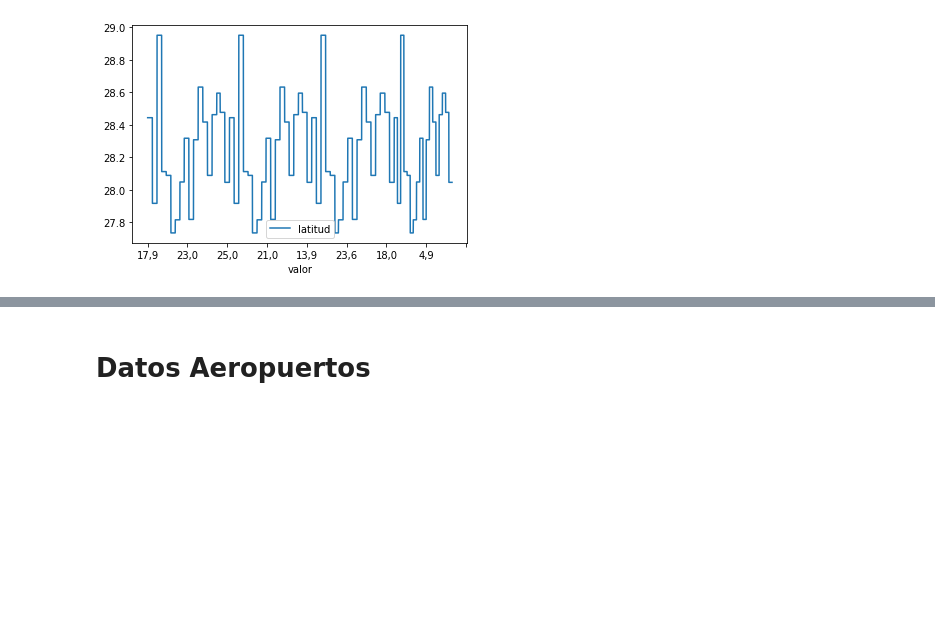
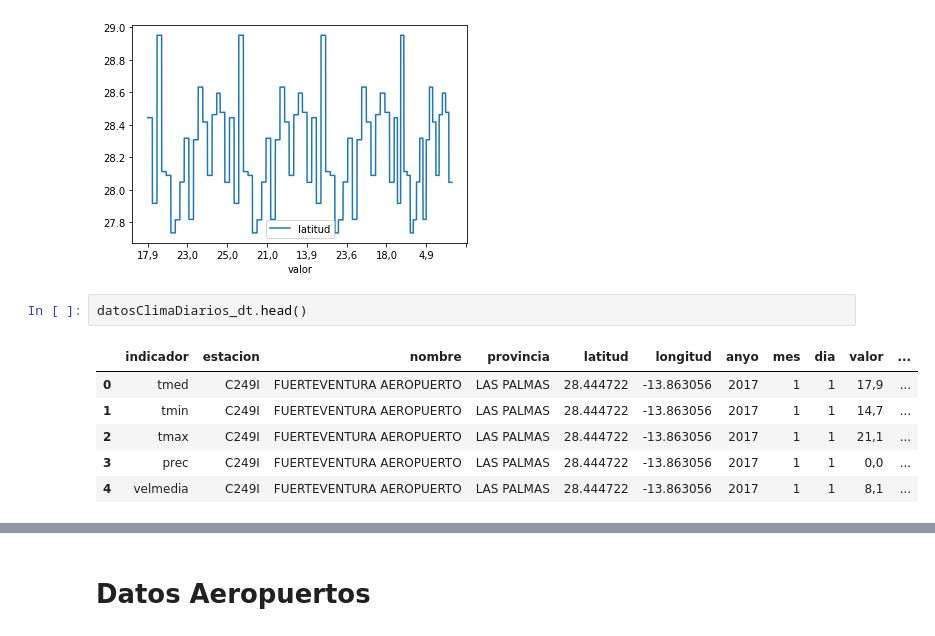
Before and after one commit to miracFence/Datathon-Gran-Canaria, a Jupyter notebook: Smart Destinations/Analisis/CM05.sync.ipynb, the cells around one changed output, grey strips where cells are left out. Saved outputs shown, nothing was run; the diff lists cells and outputs as text; blank space fills up the shorter version.

```diff
--- a/Smart Destinations/Analisis/CM05.sync.ipynb
+++ b/Smart Destinations/Analisis/CM05.sync.ipynb
@@ -14,3 +14,12 @@ datosClimaDiarios_dt.plot(x='valor',y='latitud')
 # %% [output]
 <AxesSubplot:xlabel='valor'>
 [figure]
+# %%
+datosClimaDiarios_dt.head()
+# %% [output]
+|  | indicador | estacion | nombre | provincia | latitud | longitud | anyo | mes | dia | valor | ... |
+| 0 | tmed | C249I | FUERTEVENTURA AEROPUERTO | LAS PALMAS | 28.444722 | -13.863056 | 2017 | 1 | 1 | 17,9 | ... |
+| 1 | tmin | C249I | FUERTEVENTURA AEROPUERTO | LAS PALMAS | 28.444722 | -13.863056 | 2017 | 1 | 1 | 14,7 | ... |
+| 2 | tmax | C249I | FUERTEVENTURA AEROPUERTO | LAS PALMAS | 28.444722 | -13.863056 | 2017 | 1 | 1 | 21,1 | ... |
+| 3 | prec | C249I | FUERTEVENTURA AEROPUERTO | LAS PALMAS | 28.444722 | -13.863056 | 2017 | 1 | 1 | 0,0 | ... |
+| 4 | velmedia | C249I | FUERTEVENTURA AEROPUERTO | LAS PALMAS | 28.444722 | -13.863056 | 2017 | 1 | 1 | 8,1 | ... |
```
Also changed, not shown: parts of 10 cells of this notebook.
